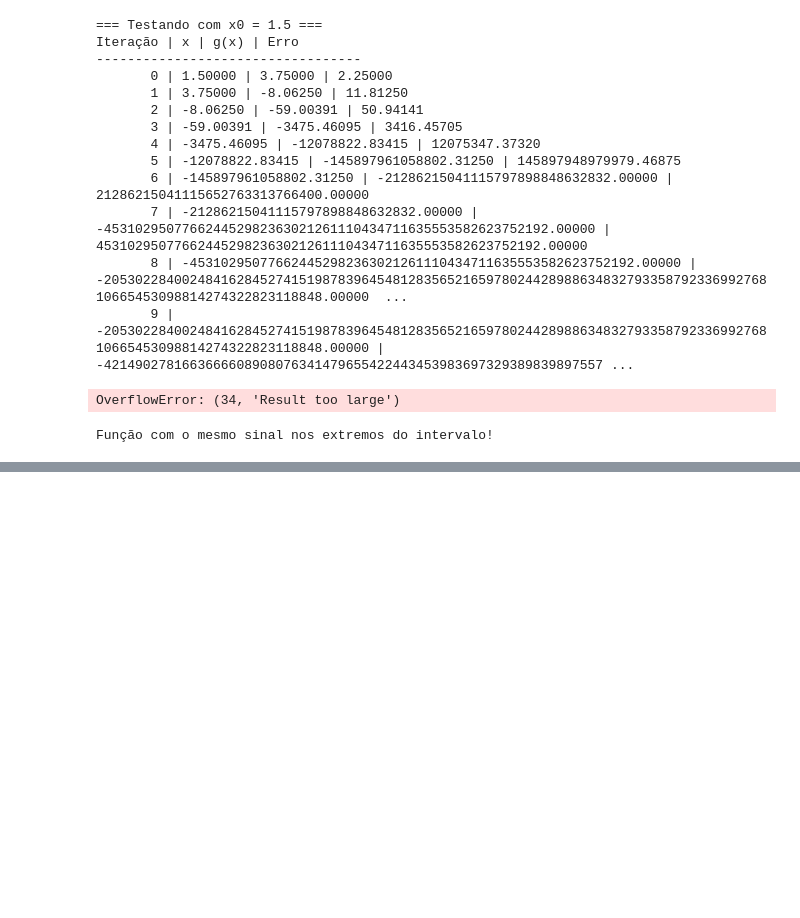
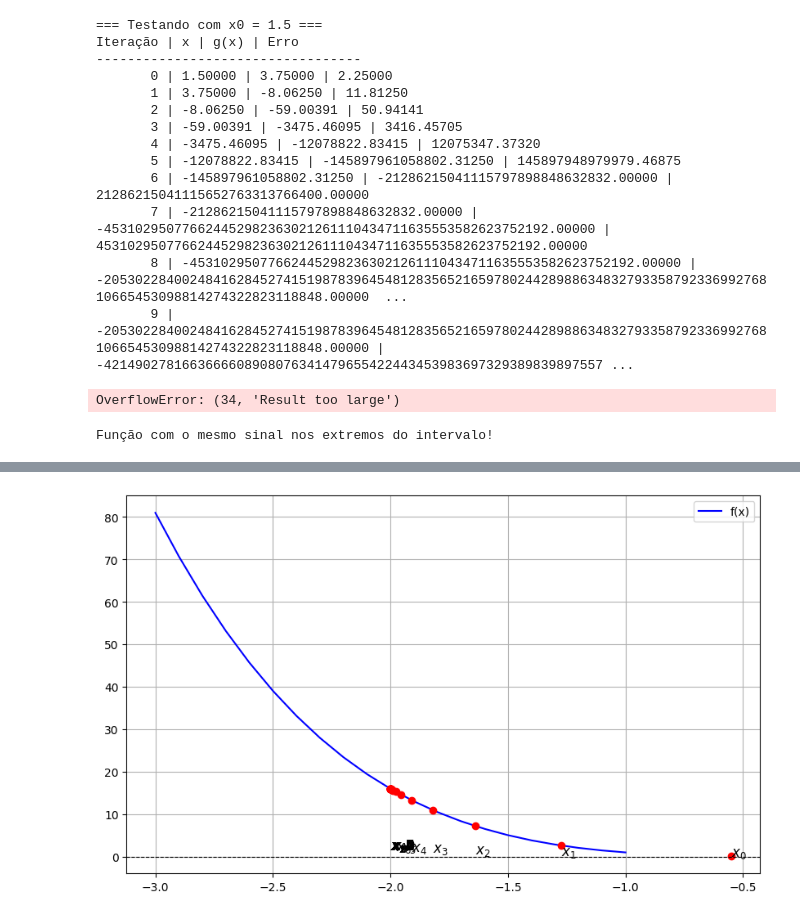
Before and after one commit to Lucas-Abrantes/computational_modeling, a Jupyter notebook: Unid-I/main.ipynb, the cells around one changed output, grey strips where cells are left out. Cells and saved outputs as stored; diff of their text form; code cells hidden in the pictures; blank space fills up the shorter version.

```diff
--- a/Unid-I/main.ipynb
+++ b/Unid-I/main.ipynb
@@ -320,0 +469,80 @@ Função com o mesmo sinal nos extremos do intervalo!
+# %%
+import matplotlib.pyplot as plt
+import numpy as np
+
+def f(x):
+    return x**4
+
+def bisection_method(f, a, b, eps=1e-8, max_iter=10):
+    """
+    Método da bissecção modificado para encontrar a raiz de uma função.
+    Mesmo que a função não mude de sinal (por exemplo, f(x)=x^4),
+    se o intervalo contém 0, o método tenta aproximar a raiz considerando |f(x0)| < eps.
+
+    Parâmetros:
+      f: função para a qual se deseja encontrar a raiz
+      a: limite inferior do intervalo
+      b: limite superior do intervalo
+      eps: tolerância (critério de parada)
+      max_iter: número máximo de iterações
+
+    Retorna:
+      Aproximação da raiz ou None se o intervalo for inválido.
+    """
+    # Se não houver mudança de sinal, verificar se o intervalo inclui zero
+    if f(a) * f(b) > 0:
+        if a <= 0 <= b:
+            print("O intervalo contém zero; continuando a busca com critério de |f(x0)| < eps.")
+        else:
+            print("Erro: A função tem o mesmo sinal nos extremos do intervalo! Escolha um intervalo onde a função mude de sinal.")
+            return None
+
+    iter = 0
+    xk = []  # Armazena os pontos médios gerados
+
+    while ((b - a) > eps) and (iter < max_iter):
+        print('[', a, ',', b, ']')
+        x0 = (a + b) / 2.0
+        xk.append(x0)
+
+        if abs(f(x0)) < eps:
+            print("Condição de parada atingida: |f(x0)| < eps")
+            break
+
+        if f(x0) * f(b) > 0:
+            b = x0
+        else:
+            a = x0
+
+        iter += 1
+
+    # Plotando a função e os pontos iterativos
+    x = np.arange(a - 1, b + 1, 0.1)
+    plt.figure(figsize=(10, 6))
+    plt.grid()
+    plt.plot(x, f(x), 'b-', label='f(x)')
+
+    cont = 0
+    for x_val in xk:
+        plt.plot(x_val, f(x_val), 'ro')  # Marca os pontos iterativos em vermelho
+        name = f'$x_{cont}$'
+        plt.text(x_val, 0.1 * f(x_val), name, fontsize=12)  # Rótulo próximo ao ponto
+        cont += 1
+
+    plt.axhline(0, color='black', linewidth=0.8, linestyle='--')
+    plt.legend()
+    plt.show()
+
+    print('[', a, ',', b, ']')
+    return (a + b) / 2.0  # Retorna a aproximação da raiz
+
+# Testando o método com uma função que toca o eixo em x=0 (f(x)=x^4)
+a = -2  # Intervalo inferior
+b = 0.9   # Intervalo superior
+eps = 1e-7  # Precisão
+max_iter = 30  # Número máximo de iterações
+
+raiz = bisection_method(f, a, b, eps, max_iter)
+if raiz is not None:
+    print(f"Valor aproximado da raiz: {raiz:.15f}")
+# %% [output]
@@ -320,0 +566 @@ Função com o mesmo sinal nos extremos do intervalo!
+[figure, added]
```
Also changed, not shown: parts of 5 cells of this notebook, 3 other files.
